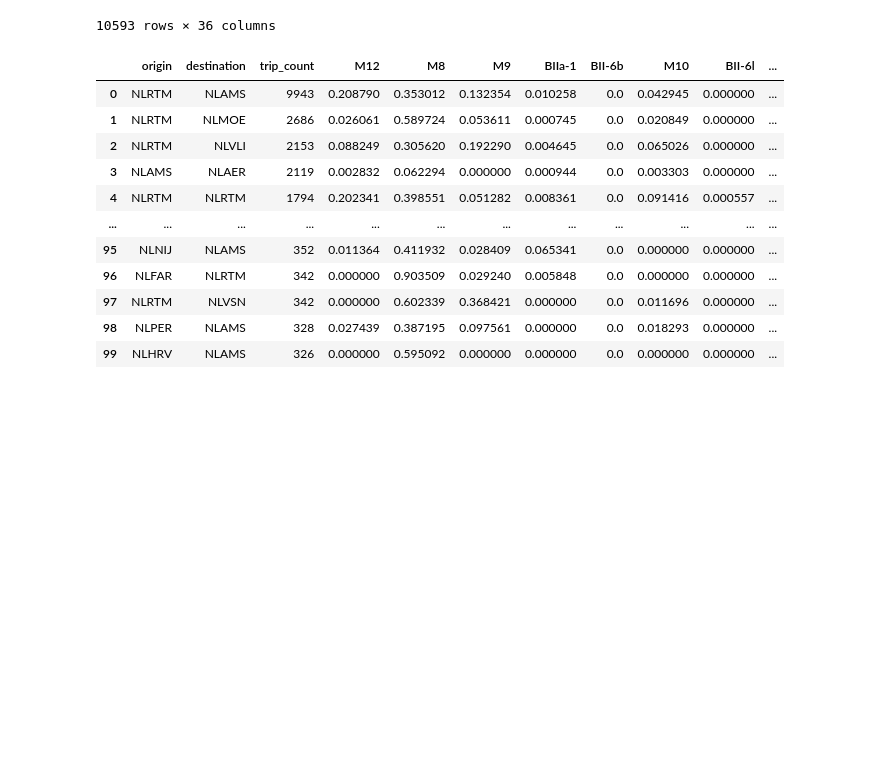
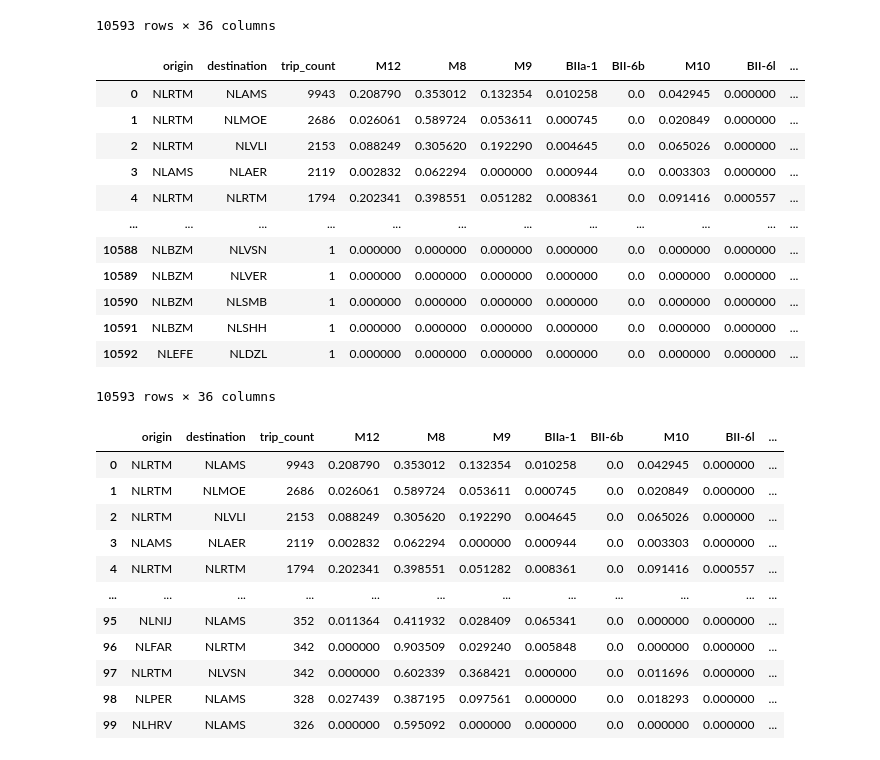
Before and after one commit to fabiandriessen/Thesis, a Jupyter notebook: IVS_data_preparation.ipynb, the cells around one changed output. Saved outputs shown, nothing was run; the diff lists cells and outputs as text; code cells hidden in the pictures; blank space fills up the shorter version.

```diff
--- a/IVS_data_preparation.ipynb
+++ b/IVS_data_preparation.ipynb
@@ -139,4 +159,5 @@ df_main
 10593 rows × 36 columns
 # %%
 #save dataframe
-pickle.dump( df_main, open( "data/df_trips_per_path.p", "wb" ) )
+# pickle.dump( df_main, open( "data/df_trips_per_path.p", "wb" ) )
+df_main = pickle.load( open( "data/df_trips_per_path.p", "rb" ) )
@@ -166,7 +203,24 @@ type_list = list(df_main.columns[3:])
 for i in type_list:
     df_chance[i] = df_chance[i]/df_chance.trip_count
 # %%
-pickle.dump( df_chance, open( "data/probability_df.p", "wb" ) )
+# pickle.dump( df_chance, open( "data/probability_df.p", "wb" ) )
+df_chance = pickle.load(  open( "data/probability_df.p", "rb" ) )
+# %%
+df_chance
+# %% [output]
+|  | origin | destination | trip_count | M12 | M8 | M9 | BIIa-1 | BII-6b | M10 | BII-6l | ... |
+| 0 | NLRTM | NLAMS | 9943 | 0.208790 | 0.353012 | 0.132354 | 0.010258 | 0.0 | 0.042945 | 0.000000 | ... |
+| 1 | NLRTM | NLMOE | 2686 | 0.026061 | 0.589724 | 0.053611 | 0.000745 | 0.0 | 0.020849 | 0.000000 | ... |
+| 2 | NLRTM | NLVLI | 2153 | 0.088249 | 0.305620 | 0.192290 | 0.004645 | 0.0 | 0.065026 | 0.000000 | ... |
+| 3 | NLAMS | NLAER | 2119 | 0.002832 | 0.062294 | 0.000000 | 0.000944 | 0.0 | 0.003303 | 0.000000 | ... |
+| 4 | NLRTM | NLRTM | 1794 | 0.202341 | 0.398551 | 0.051282 | 0.008361 | 0.0 | 0.091416 | 0.000557 | ... |
+| ... | ... | ... | ... | ... | ... | ... | ... | ... | ... | ... | ... |
+| 10588 | NLBZM | NLVSN | 1 | 0.000000 | 0.000000 | 0.000000 | 0.000000 | 0.0 | 0.000000 | 0.000000 | ... |
+| 10589 | NLBZM | NLVER | 1 | 0.000000 | 0.000000 | 0.000000 | 0.000000 | 0.0 | 0.000000 | 0.000000 | ... |
+| 10590 | NLBZM | NLSMB | 1 | 0.000000 | 0.000000 | 0.000000 | 0.000000 | 0.0 | 0.000000 | 0.000000 | ... |
+| 10591 | NLBZM | NLSHH | 1 | 0.000000 | 0.000000 | 0.000000 | 0.000000 | 0.0 | 0.000000 | 0.000000 | ... |
+| 10592 | NLEFE | NLDZL | 1 | 0.000000 | 0.000000 | 0.000000 | 0.000000 | 0.0 | 0.000000 | 0.000000 | ... |
+10593 rows × 36 columns
 # %%
 test_100 = df_chance.head(100)
 # %%
```
Also changed, not shown: parts of 46 cells of this notebook, 10 other files.
